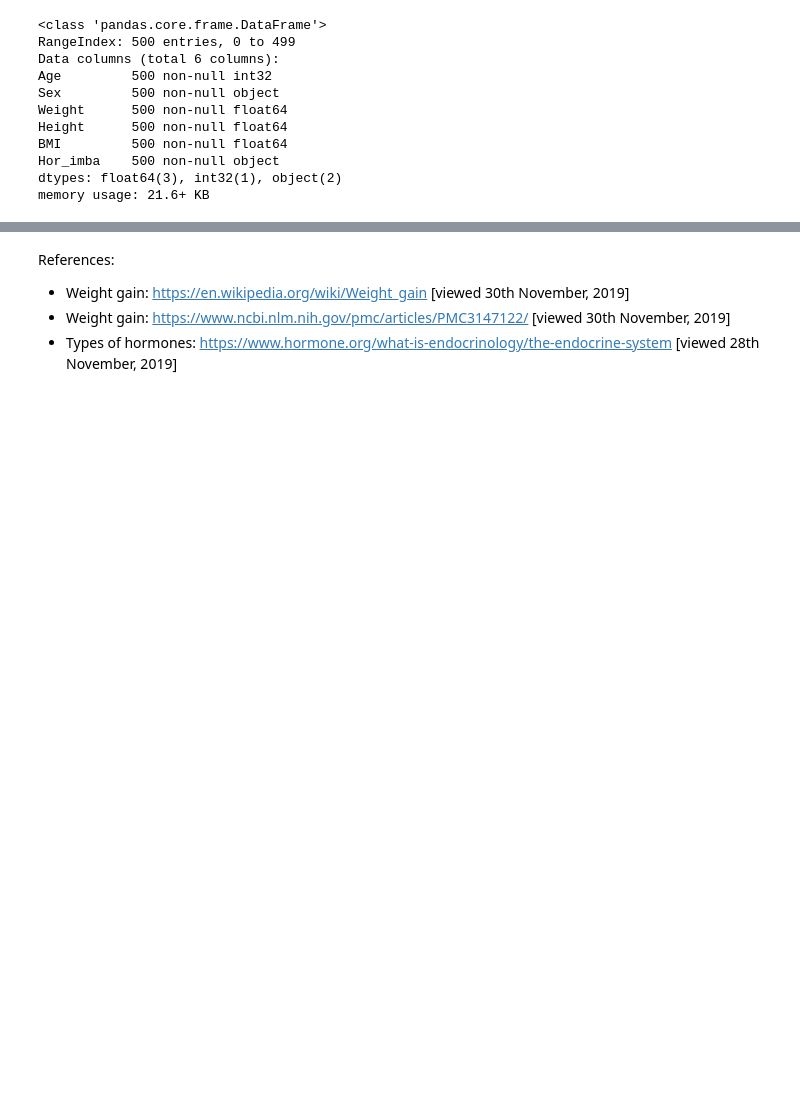
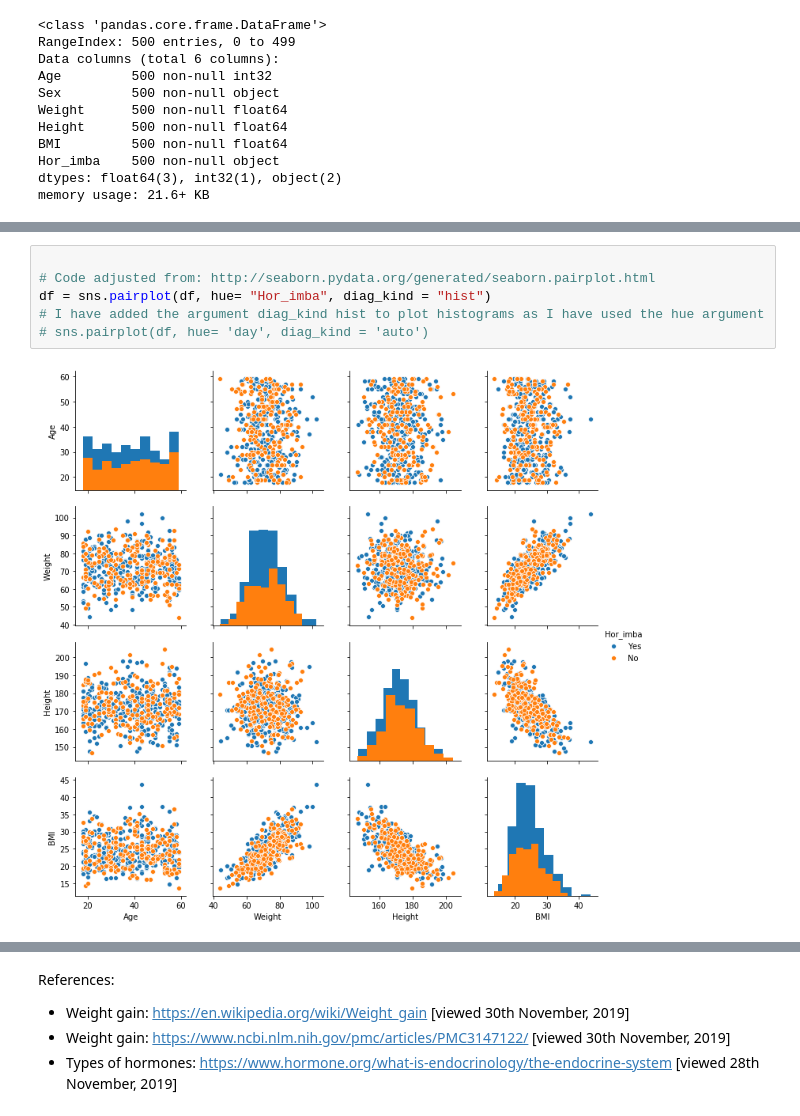
Before and after one commit to doriszd/Programming_project, a Jupyter notebook: project.ipynb, the cells around one changed output, grey strips where cells are left out. Cells and saved outputs as stored; diff of their text form; blank space fills up the shorter version.

```diff
--- a/project.ipynb
+++ b/project.ipynb
@@ -457,3 +489,11 @@ sns.pairplot(df, hue = "Sex")
+# %%
+
+# Code adjusted from: http://seaborn.pydata.org/generated/seaborn.pairplot.html
+df = sns.pairplot(df, hue= "Hor_imba", diag_kind = "hist")
+# I have added the argument diag_kind hist to plot histograms as I have used the hue argument
+# sns.pairplot(df, hue= 'day', diag_kind = 'auto')
+# %% [output]
+[figure, added]
 # %%
 
 import numpy as np
```
Also changed, not shown: parts of 21 cells of this notebook.
